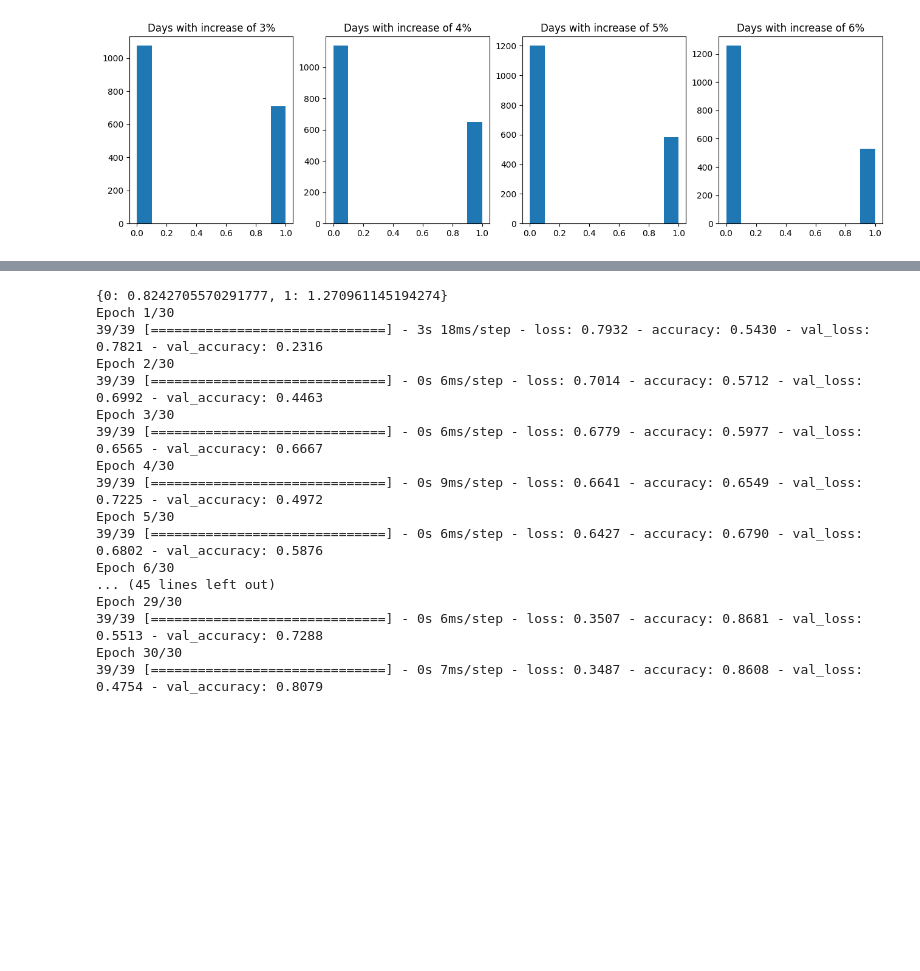
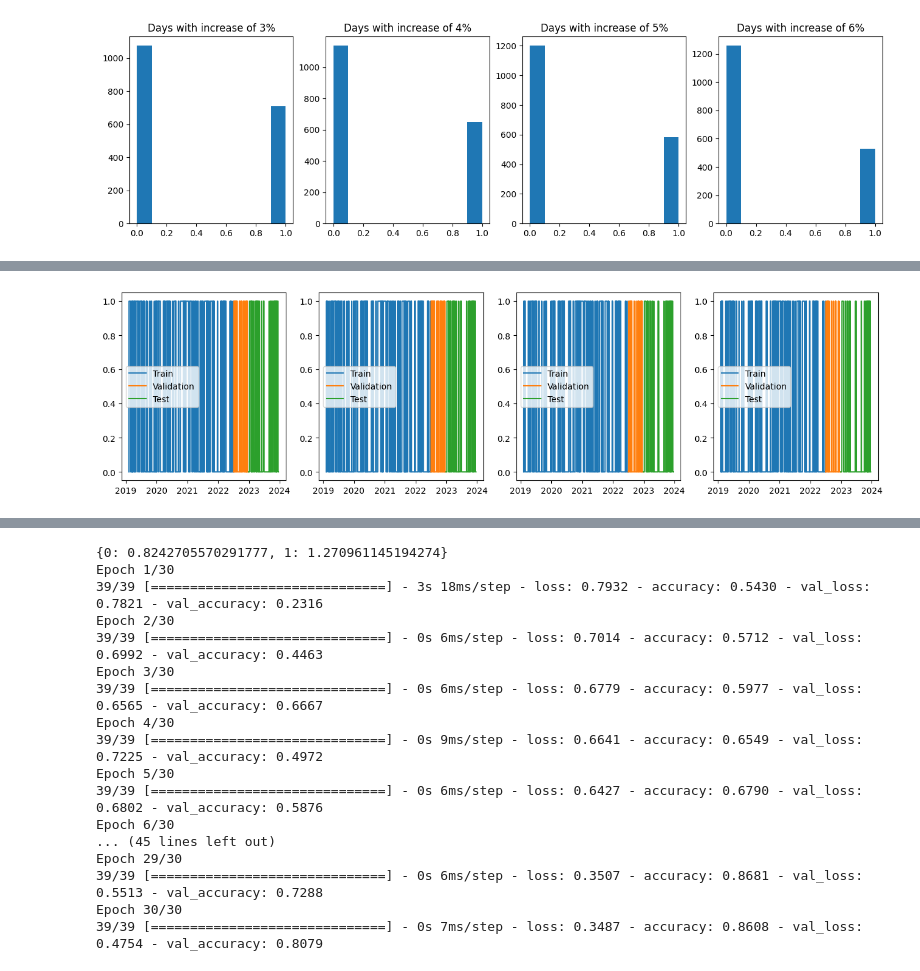
Before and after one commit to Lucas-CE/Bitcoin-forecast, a Jupyter notebook: Problem-2/percentage_win_classfication_improving.ipynb, the cells around one changed output, grey strips where cells are left out. Cells and saved outputs as stored; diff of their text form; code cells hidden in the pictures; blank space fills up the shorter version.

```diff
--- a/Problem-2/percentage_win_classfication_improving.ipynb
+++ b/Problem-2/percentage_win_classfication_improving.ipynb
@@ -106,0 +136,8 @@ df_close.head()
+# %%
+df_set = {}
+for col_change_name in column_changes_names:
+  df_tmp = df.copy()
+  df_tmp = df_tmp[['Close', col_change_name]]
+  df_set[col_change_name] = df_tmp
+for key in df_set.keys():
+  print(df_set[key].info())
@@ -106,0 +162,5 @@ df_close.head()
+# %%
+for key in df_set.keys():
+  windowed_df = df_to_windowed_df(df_set[key], n=10)
+  df_set[key] = windowed_df
+  print(df_set[key].head())
@@ -106,0 +185,6 @@ df_close.head()
+# %%
+for key in df_set.keys():
+  dates_df = df_set[key]['Date'].copy()
+  prices_df = df_set[key].drop(['Date'], axis=1).copy()
+  df_set[key] = {'dates': dates_df, 'prices': prices_df}
+df_set[list(df_set.keys())[0]]
@@ -107,3 +209,48 @@ df_close.head()
+# %%
+from sklearn.model_selection import train_test_split
+
+train_percentage = 0.7
+val_percentage = 0.1
+test_percentage = 0.2
+
+assert train_percentage + val_percentage + test_percentage == 1
+
+df_split_set = {}
+
+fig, axes = plt.subplots(1, len(change_percentages), figsize=(16, 4))
+i = 0
+
+for key in df_set.keys():
+  dates_df = df_set[key]['dates']
+  prices_df = df_set[key]['prices']
+
+  # divide into train, validation and test
+  dates_train_val, dates_test = train_test_split(dates_df, test_size=test_percentage, shuffle=False)
+  dates_train, dates_val = train_test_split(dates_train_val, test_size=val_percentage/(train_percentage+val_percentage), shuffle=False)
+
+  prices_train_val, prices_test = train_test_split(prices_df, test_size=test_percentage, shuffle=False)
+  prices_train, prices_val = train_test_split(prices_train_val, test_size=val_percentage/(train_percentage+val_percentage), shuffle=False)
+
+  df_split_set[key] = {}
+  df_split_set[key]['dates'] = {
+      'train': dates_train,
+      'val': dates_val,
+      'test': dates_test
+  }
+  df_split_set[key]['prices'] = {
+      'train': prices_train,
+      'val': prices_val,
+      'test': prices_test
+  }
+  ax = axes[i]
+  ax.plot(dates_train, prices_train['Target'])
+  ax.plot(dates_val, prices_val['Target'])
+  ax.plot(dates_test, prices_test['Target'])
+
+  ax.legend(['Train', 'Validation', 'Test'])
+  i += 1
+# %% [output]
+[figure, added]
 # %%
 scaler = MinMaxScaler(feature_range=(0, 1))
 close_scaled = scaler.fit_transform(df_close['Close'].values.reshape(-1,1))
```
Also changed, not shown: parts of 16 cells of this notebook.
